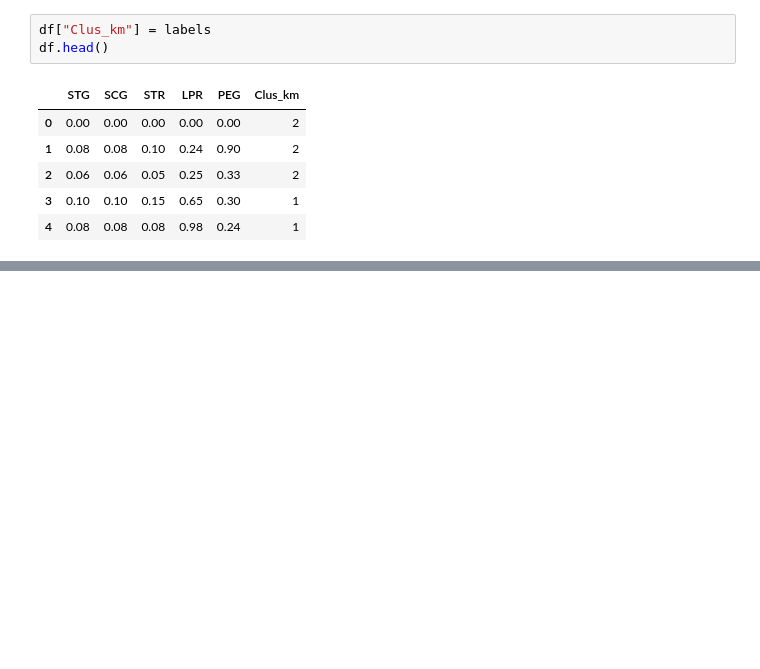
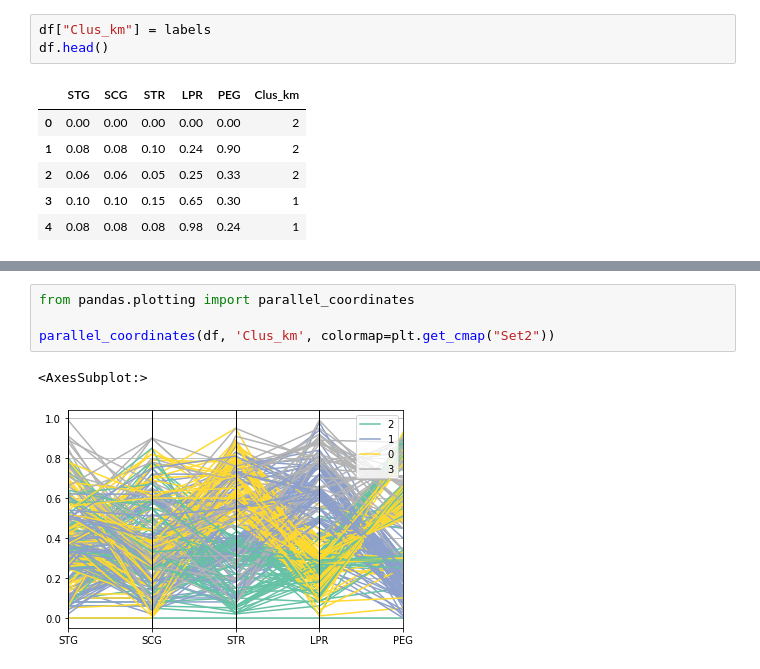
Before and after one commit to segara2410/Computational-intelligence, a Jupyter notebook: kmeans/kmeans_students.ipynb, the cells around one changed output, grey strips where cells are left out. Drawn from its saved outputs; the diff is of its cells as text; blank space fills up the shorter version.

```diff
--- a/kmeans/kmeans_students.ipynb
+++ b/kmeans/kmeans_students.ipynb
@@ -87,3 +87,10 @@ Text(0.5, 0, 'PEG')
+# %%
+from pandas.plotting import parallel_coordinates
+
+parallel_coordinates(df, 'Clus_km', colormap=plt.get_cmap("Set2"))
+# %% [output]
+<AxesSubplot:>
+[figure, added]
 # %%
 cluster_list = [i for i in range (2, 11)]
 scores = []
```
Also changed, not shown: parts of 4 cells of this notebook, 2 other files.
